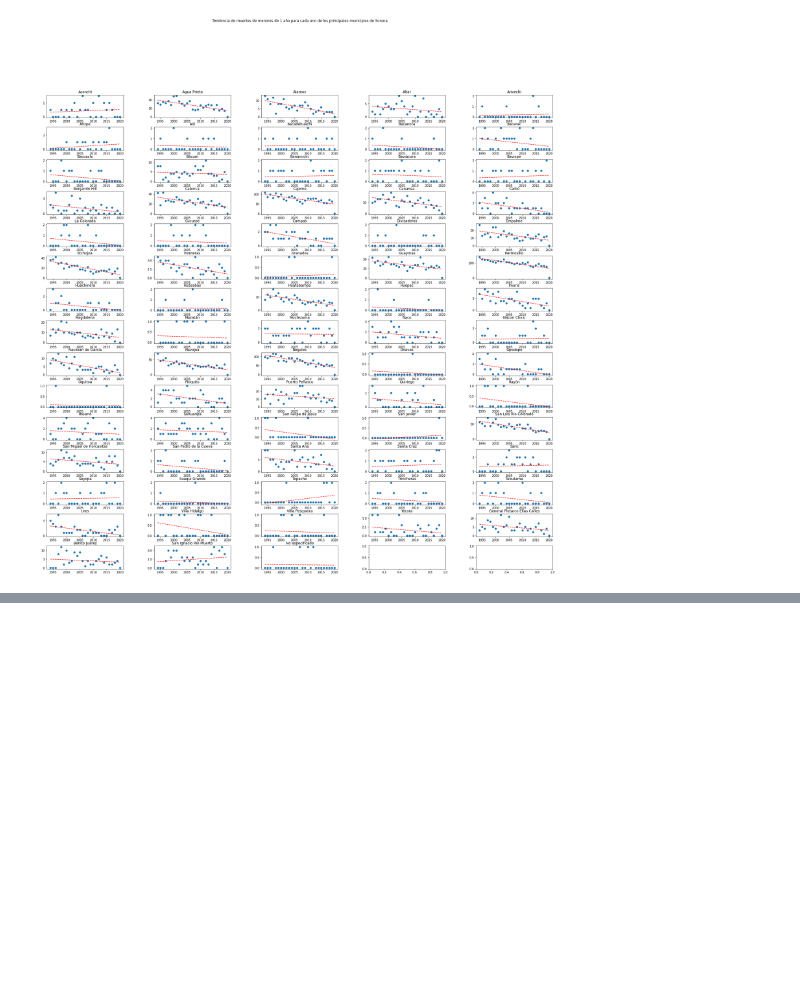
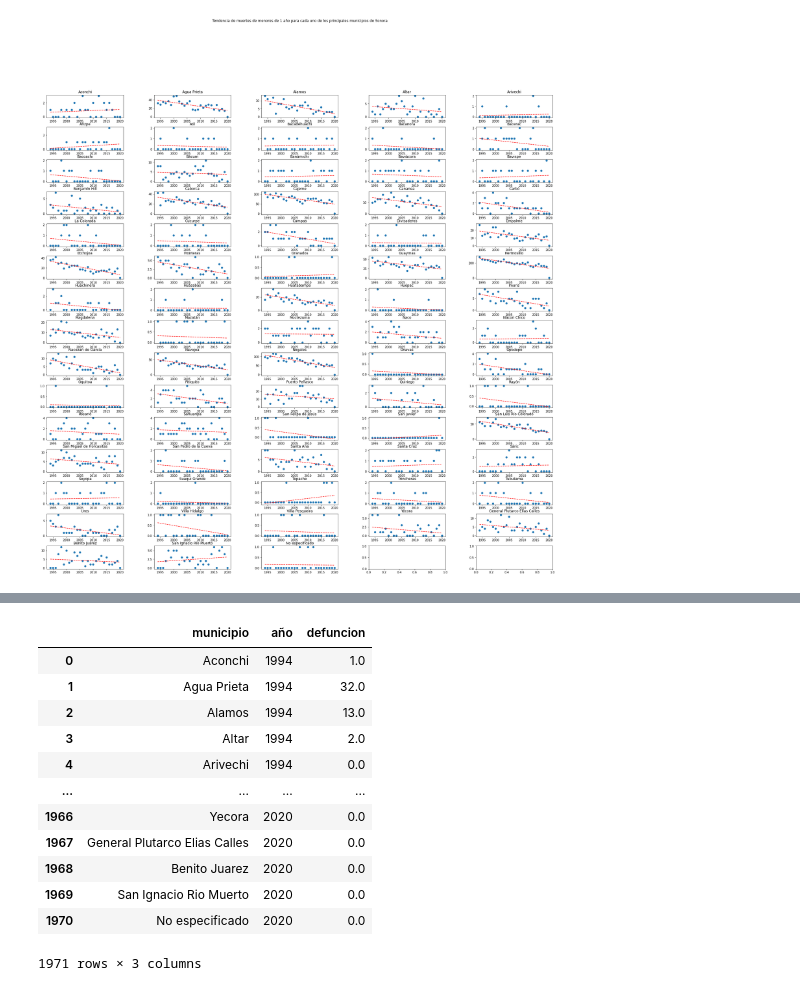
Before and after one commit to ibsanmorales/data_sonora_buqui, a Jupyter notebook: notebooks/mortalidad.ipynb, the cells around one changed output, grey strips where cells are left out. Saved outputs shown, nothing was run; the diff lists cells and outputs as text; code cells hidden in the pictures; blank space fills up the shorter version.

Commit message:
Natalidad - Mortalidad, municipos sin acentos

```diff
--- a/notebooks/mortalidad.ipynb
+++ b/notebooks/mortalidad.ipynb
@@ -356,0 +397,28 @@ plt.show()
+# %%
+import unidecode
+def simplify(text):
+	import unicodedata
+	try:
+		text = unicode(text, 'utf-8')
+	except NameError:
+		pass
+	text = unicodedata.normalize('NFD', text).encode('ascii', 'ignore').decode("utf-8")
+	return str(text)
+# %%
+mortalidad_tidy['municipio'] = mortalidad_tidy['municipio'].apply(simplify)
+# %%
+mortalidad_tidy
+# %% [output]
+|  | municipio | año | defuncion |
+| 0 | Aconchi | 1994 | 1.0 |
+| 1 | Agua Prieta | 1994 | 32.0 |
+| 2 | Alamos | 1994 | 13.0 |
+| 3 | Altar | 1994 | 2.0 |
+| 4 | Arivechi | 1994 | 0.0 |
+| ... | ... | ... | ... |
+| 1966 | Yecora | 2020 | 0.0 |
+| 1967 | General Plutarco Elias Calles | 2020 | 0.0 |
+| 1968 | Benito Juarez | 2020 | 0.0 |
+| 1969 | San Ignacio Rio Muerto | 2020 | 0.0 |
+| 1970 | No especificado | 2020 | 0.0 |
+1971 rows × 3 columns
```
Also changed, not shown: parts of 3 cells of this notebook, 1 other file.
